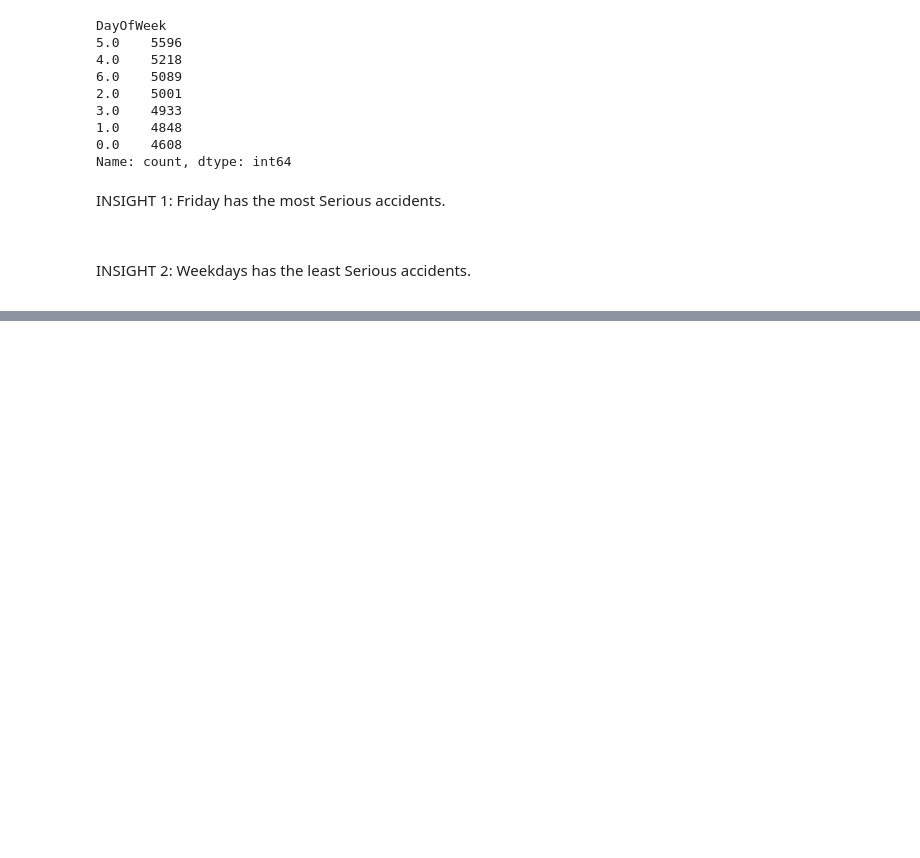
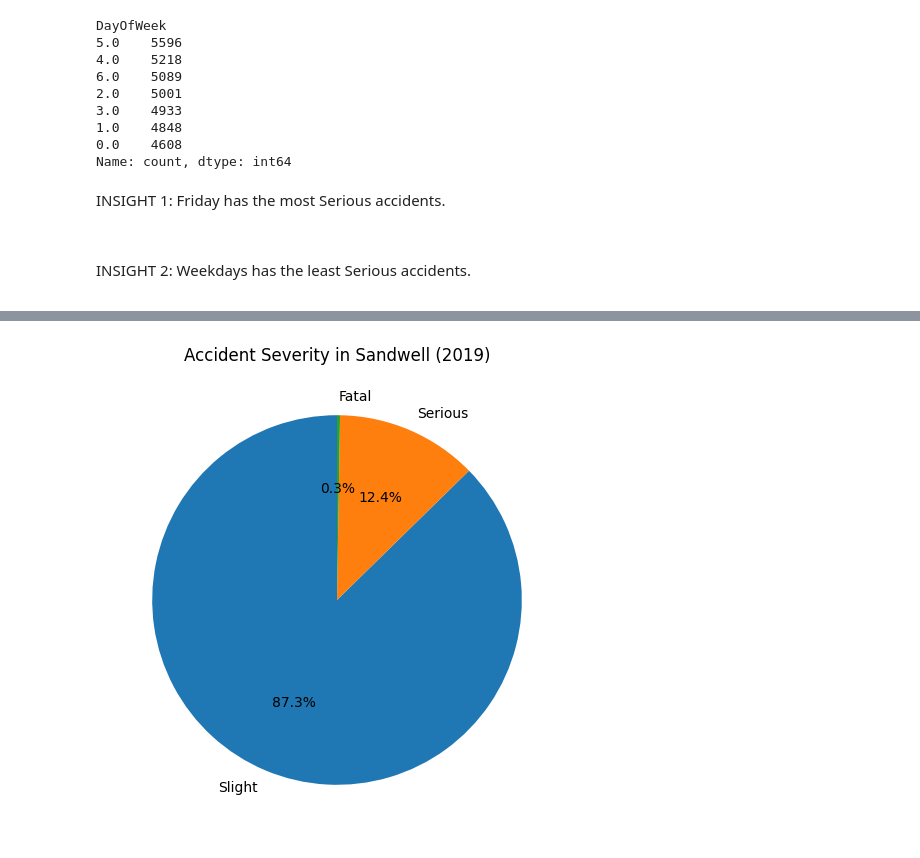
Before and after one commit to angelie-hub/ELEC03ACTIVITY2_REMOJOANGELIE, a Jupyter notebook: Activity2.ipynb, the cells around one changed output, grey strips where cells are left out. Cells and saved outputs as stored; diff of their text form; code cells hidden in the pictures; blank space fills up the shorter version.

```diff
--- a/Activity2.ipynb
+++ b/Activity2.ipynb
@@ -611,0 +698,14 @@ Name: count, dtype: int64
+# %%
+sandwell_2019 = ukRA[(ukRA['District Area'] == 'Sandwell') & (ukRA['Year'] == 2019)]
+
+severity_sandwell_2019 = sandwell_2019['Accident_Severity'].value_counts()
+
+plt.pie(severity_sandwell_2019,
+        labels=severity_sandwell_2019.index,
+        autopct='%1.1f%%',
+        startangle=90)
+plt.gcf().set_size_inches(8, 6)
+plt.title('Accident Severity in Sandwell (2019)')
+plt.show()
+# %% [output]
+[figure, added]
```
Also changed, not shown: parts of 12 cells of this notebook.
